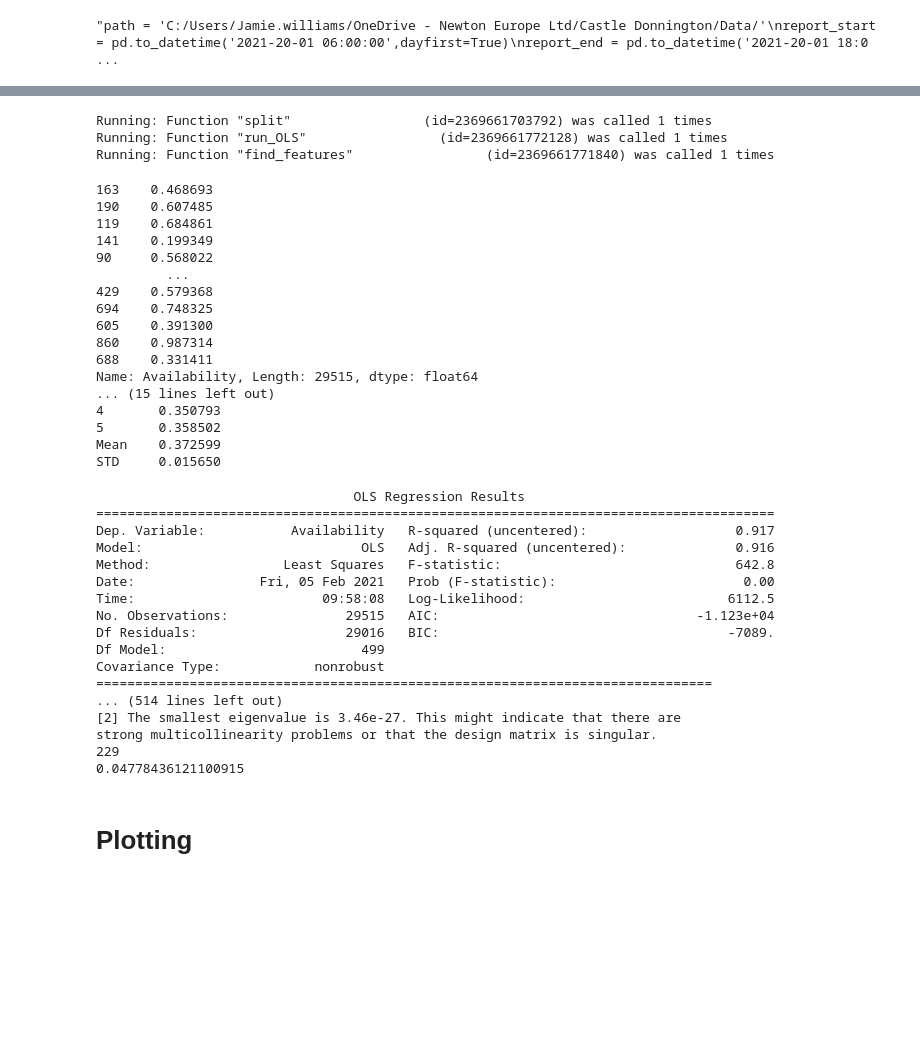
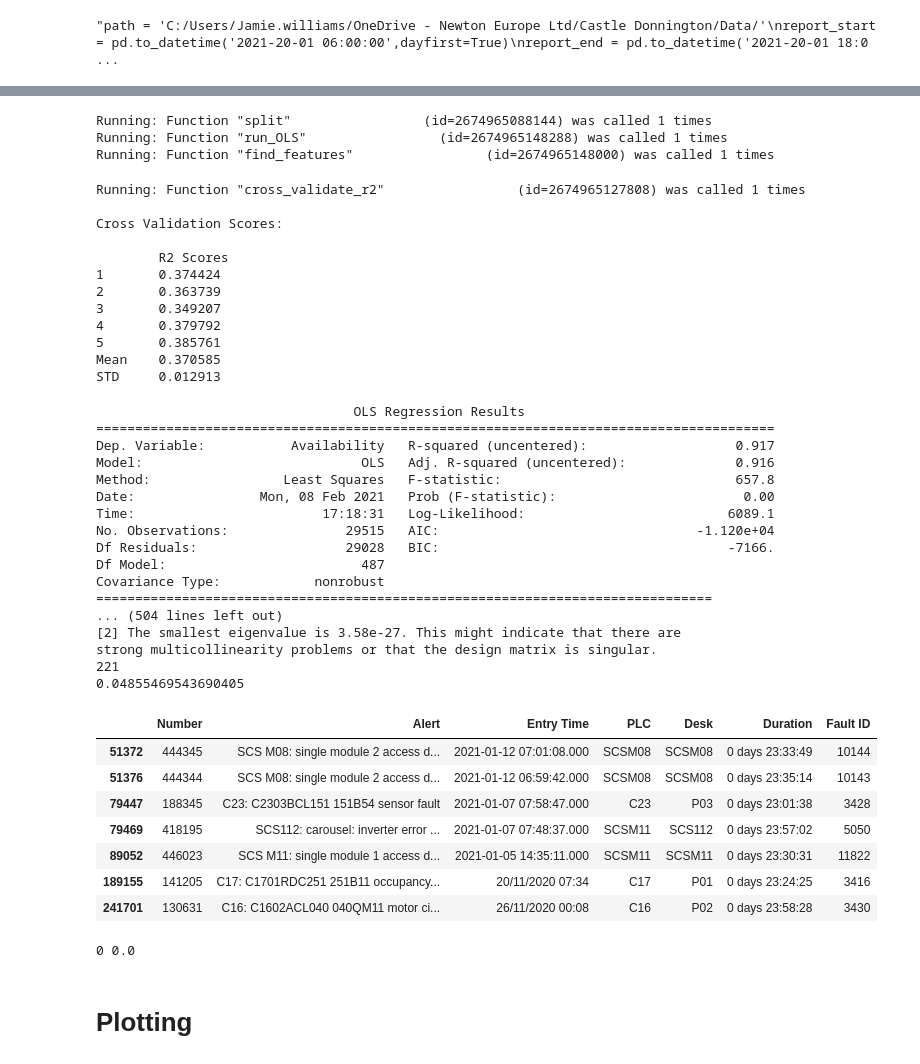
Before and after one commit to ch4413/scs, a Jupyter notebook: notebooks/Basic Model Jamie.ipynb, the cells around one changed output, grey strips where cells are left out. Cells and saved outputs as stored; diff of their text form; code cells hidden in the pictures; blank space fills up the shorter version.

```diff
--- a/notebooks/Basic Model Jamie.ipynb
+++ b/notebooks/Basic Model Jamie.ipynb
@@ -94,43 +97,37 @@ Running: Function "gen_feat_var"                 (id=2369659988864) was called 1
 # %%
 X_train, X_test, y_train, y_test = md.split(X,y,split_options = {'test_size': 0.3,
                                                                  'random_state': 42})
-
-R2_cv,R2_OOS,Coeff = md.run_OLS(X_train = X_train,y_train = y_train,X_test = X_test,y_test=y_test, n = 30)
+r2_oos, coeff, num_assets = md.run_OLS(X_train = X_train,y_train = y_train,X_test = X_test,y_test=y_test, n = 100)
 # %% [output]
-Running: Function "split"                 (id=2369661703792) was called 1 times
-Running: Function "run_OLS"                 (id=2369661772128) was called 1 times
-Running: Function "find_features"                 (id=2369661771840) was called 1 times
+Running: Function "split"                 (id=2674965088144) was called 1 times
+Running: Function "run_OLS"                 (id=2674965148288) was called 1 times
+Running: Function "find_features"                 (id=2674965148000) was called 1 times
-163    0.468693
-190    0.607485
-119    0.684861
-141    0.199349
-90     0.568022
-         ...
-429    0.579368
-694    0.748325
-605    0.391300
-860    0.987314
-688    0.331411
-Name: Availability, Length: 29515, dtype: float64
-... (15 lines left out)
-4       0.350793
-5       0.358502
-Mean    0.372599
-STD     0.015650
+Running: Function "cross_validate_r2"                 (id=2674965127808) was called 1 times
+
+Cross Validation Scores:
+
+        R2 Scores
+1       0.374424
+2       0.363739
+3       0.349207
+4       0.379792
+5       0.385761
+Mean    0.370585
+STD     0.012913
                                  OLS Regression Results
 =======================================================================================
 Dep. Variable:           Availability   R-squared (uncentered):                   0.917
 Model:                            OLS   Adj. R-squared (uncentered):              0.916
-Method:                 Least Squares   F-statistic:                              642.8
-Date:                Fri, 05 Feb 2021   Prob (F-statistic):                        0.00
-Time:                        09:58:08   Log-Likelihood:                          6112.5
-No. Observations:               29515   AIC:                                 -1.123e+04
-Df Residuals:                   29016   BIC:                                     -7089.
-Df Model:                         499
+Method:                 Least Squares   F-statistic:                              657.8
+Date:                Mon, 08 Feb 2021   Prob (F-statistic):                        0.00
+Time:                        17:18:31   Log-Likelihood:                          6089.1
+No. Observations:               29515   AIC:                                 -1.120e+04
+Df Residuals:                   29028   BIC:                                     -7166.
+Df Model:                         487
 Covariance Type:            nonrobust
 ===============================================================================
-... (514 lines left out)
-[2] The smallest eigenvalue is 3.46e-27. This might indicate that there are
+... (504 lines left out)
+[2] The smallest eigenvalue is 3.58e-27. This might indicate that there are
 strong multicollinearity problems or that the design matrix is singular.
-229
-0.04778436121100915
+221
+0.04855469543690405
@@ -139,3 +170,20 @@ R2_OOS.to_csv('example_coeff.csv')
+# %%
+scs_raw[scs_raw['Duration'].dt.total_seconds()>23*3600]
+# %% [output]
+|  | Number | Alert | Entry Time | PLC | Desk | Duration | Fault ID |
+| 51372 | 444345 | SCS M08: single module 2 access d... | 2021-01-12 07:01:08.000 | SCSM08 | SCSM08 | 0 days 23:33:49 | 10144 |
+| 51376 | 444344 | SCS M08: single module 2 access d... | 2021-01-12 06:59:42.000 | SCSM08 | SCSM08 | 0 days 23:35:14 | 10143 |
+| 79447 | 188345 | C23: C2303BCL151 151B54 sensor fault | 2021-01-07 07:58:47.000 | C23 | P03 | 0 days 23:01:38 | 3428 |
+| 79469 | 418195 | SCS112: carousel: inverter error ... | 2021-01-07 07:48:37.000 | SCSM11 | SCS112 | 0 days 23:57:02 | 5050 |
+| 89052 | 446023 | SCS M11: single module 1 access d... | 2021-01-05 14:35:11.000 | SCSM11 | SCSM11 | 0 days 23:30:31 | 11822 |
+| 189155 | 141205 | C17: C1701RDC251 251B11 occupancy... | 20/11/2020 07:34 | C17 | P01 | 0 days 23:24:25 | 3416 |
+| 241701 | 130631 | C16: C1602ACL040 040QM11 motor ci... | 26/11/2020 00:08 | C16 | P02 | 0 days 23:58:28 | 3430 |
+# %%
+num = len(hours[hours==3600*24])
+percentage = (num/len(hours))*100
+print(num, percentage)
+# %% [output]
+0 0.0
 # %% [markdown]
 # Plotting
 # %%
```
Also changed, not shown: parts of 20 cells of this notebook, 11 other files.
